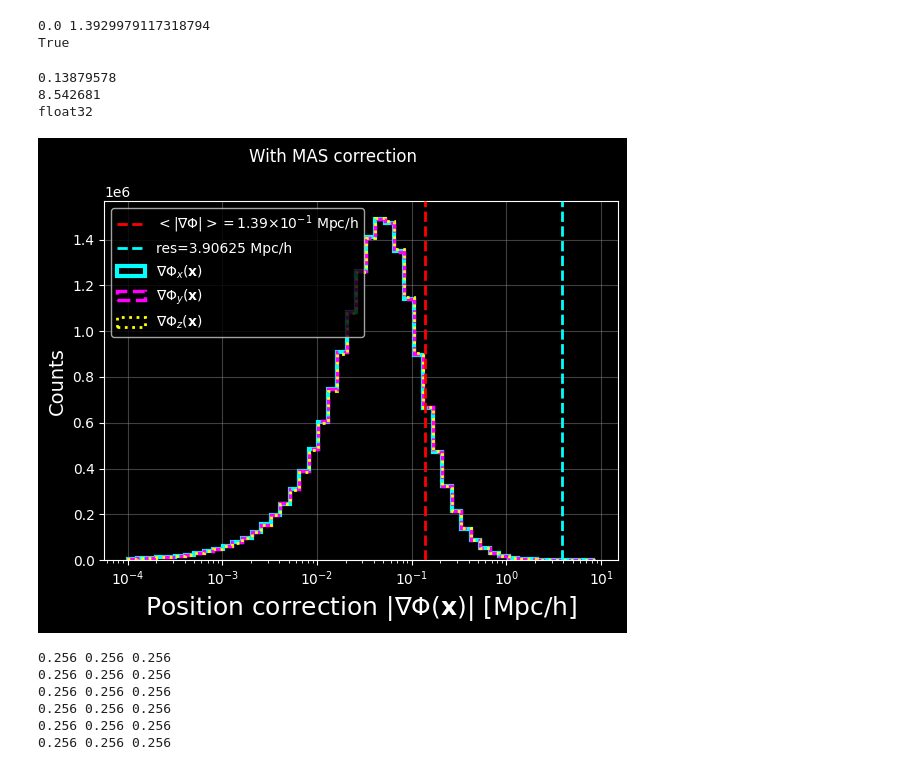
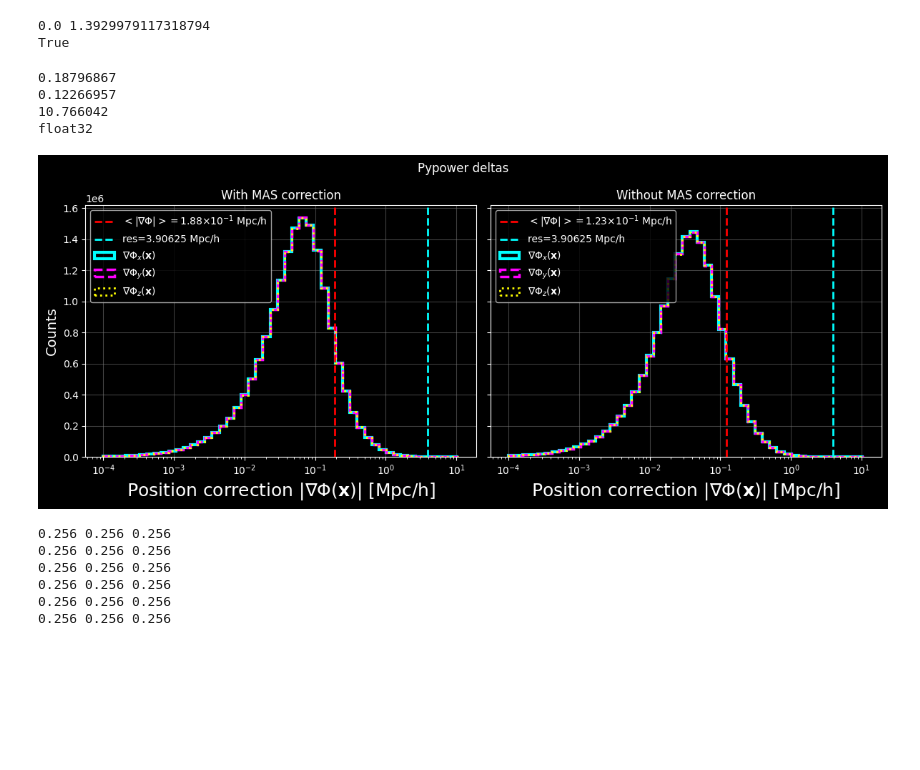
Before and after one commit to anirbanbairagi/Power-Spectrum-Change-Under-Gradient-Perturbation, a Jupyter notebook: DM_benchmark_nico_pypower.ipynb, the cells around one changed output. Cells and saved outputs as stored; diff of their text form; code cells hidden in the pictures; blank space fills up the shorter version.

```diff
--- a/DM_benchmark_nico_pypower.ipynb
+++ b/DM_benchmark_nico_pypower.ipynb
@@ -955,10 +1040,11 @@ fshift = True
 kx_v, ky_v, kz_v, k_radius = fourier_shells_k(grid, BoxSize, fshift = fshift)
 print(np.isclose(rad,k_radius).all())
 
-weights1D = gamma_k#roots[:,1].real/(k**2)
 # Put gamma_k weights in 3D
+#weights1D = gamma_k
+weights1D = gamma_k/k**2
 weights_grid = np.empty(delta_k.shape)
-weights_grid = fill_fourier_grid(weights_grid, k_radius , k, weights1D)
+weights_grid = fill_fourier_grid(weights_grid, k_radius , k, weights1D, extra_right = 0.)
 
 # Finally compute Phi_k
 phi_k = weights_grid * delta_k
@@ -1009,12 +1166,6 @@ freq = np.fft.fftshift(np.fft.fftfreq(grid)) # second argument is sample spacing
 fx, fy, fz = np.meshgrid(freq, freq, freq, indexing='ij')
 
 scale = 2*np.pi*grid/BoxSize # k sampling rate
-
-# Compute MAS correction factors
-MAS_factor_kx = MAS_correction(scale* fx* np.pi/2.*1./kN, MAS_index)
-MAS_factor_ky = MAS_correction(scale* fy* np.pi/2.*1./kN, MAS_index)
-MAS_factor_kz = MAS_correction(scale * fz* np.pi/2.*1./kN , MAS_index)
-MAS_factor = MAS_factor_kx * MAS_factor_ky * MAS_factor_kz
 
 # MY COMPUTATION
 prec_dict = {"float32":"complex64", "float64": "complex128", "complex64":"complex64"}
@@ -1045,10 +1196,11 @@ fshift = True
 kx_v, ky_v, kz_v, k_radius = fourier_shells_k(grid, BoxSize, fshift = fshift)
 print(np.isclose(rad,k_radius).all())
 
-weights1D = gamma_k#roots[:,1].real/(k**2)
 # Put gamma_k weights in 3D
+#weights1D = gamma_k
+weights1D = gamma_k/k**2
 weights_grid = np.empty(delta_k.shape)
-weights_grid = fill_fourier_grid(weights_grid, k_radius , k, weights1D)
+weights_grid = fill_fourier_grid(weights_grid, k_radius , k, weights1D, extra_right = 0.)
 
 # Finally compute Phi_k
 phi_k = weights_grid * delta_k
@@ -1088,45 +1240,66 @@ a_z_nomas = fftw_planz(np.fft.ifftshift(arr_inz), arr_outz).real
 0.0 1.3929979117318794
 True
 # %%
-mean_disp = np.mean(np.sqrt(a_x_mas**2 + a_y_mas**2+a_z_mas**2 ))
-max_disp = np.sqrt(a_x_mas**2 + a_y_mas**2+a_z_mas**2 ).max()
-print(mean_disp)
+mean_dispmas = np.mean(np.sqrt(a_x_mas**2 + a_y_mas**2+a_z_mas**2 ))
+mean_dispnomas = np.mean(np.sqrt(a_x_nomas**2 + a_y_nomas**2+a_z_nomas**2 ))
+max_disp = max(np.sqrt(a_x_mas**2 + a_y_mas**2+a_z_mas**2 ).max(), np.sqrt(a_x_nomas**2 + a_y_nomas**2+a_z_nomas**2 ).max())
+print(mean_dispmas)
+print(mean_dispnomas)
 print(max_disp)
 print(a_x_mas.dtype)
 loghist = False
 denshist = False
 cumhist = 0
 #bins = 1000
 bins = np.logspace(-4, np.log10(max_disp), 50)
-fig, ax = plt.subplots(1,1, figsize = (6,5))
-ax.axvline(x = mean_disp,zorder = 5, color = "red", linewidth = 2 ,linestyle = "dashed", label = r"$<|\nabla \Phi|> = $" + "%s Mpc/h"%sci_notation(mean_disp))
-ax.axvline(x = BoxSize/grid,zorder = 5, color = "cyan", linewidth = 2 ,linestyle = "dashed", label = r"res=" + "%s Mpc/h"%(BoxSize/grid))
-ax.hist(np.abs(a_x_mas.flatten()),bins=bins, log = loghist, histtype="step",rwidth = 0.8,
+fig, axes = plt.subplots(1,2, figsize = (12,5), sharey = True)
+ax1 = axes[0]; ax2 = axes[1]
+ax1.axvline(x = mean_dispmas,zorder = 5, color = "red", linewidth = 2 ,linestyle = "dashed", label = r"$<|\nabla \Phi|> = $" + "%s Mpc/h"%sci_notation(mean_dispmas))
+ax1.axvline(x = BoxSize/grid,zorder = 5, color = "cyan", linewidth = 2 ,linestyle = "dashed", label = r"res=" + "%s Mpc/h"%(BoxSize/grid))
+ax1.hist(np.abs(a_x_mas.flatten()),bins=bins, log = loghist, histtype="step",rwidth = 0.8,
          density = denshist, label = r"$\nabla \Phi_x(\mathbf{x})$", cumulative=cumhist , lw = 3., color = "cyan")
-ax.hist(np.abs(a_y_mas.flatten()),bins=bins, log = loghist, histtype="step",rwidth = 0.8,
+ax1.hist(np.abs(a_y_mas.flatten()),bins=bins, log = loghist, histtype="step",rwidth = 0.8,
         linewidth = 2.5, density = denshist, label = r"$\nabla \Phi_y(\mathbf{x})$", cumulative=cumhist, linestyle = "dashed", zorder = 3, color = "magenta" )
-ax.hist(np.abs(a_z_mas.flatten()),bins=bins, log = loghist, histtype="step",rwidth = 0.8,
+ax1.hist(np.abs(a_z_mas.flatten()),bins=bins, log = loghist, histtype="step",rwidth = 0.8,
         linewidth = 2, density =denshist, label = r"$\nabla \Phi_z(\mathbf{x})$", cumulative=cumhist ,
        linestyle = "dotted", zorder = 4, color = "yellow")
 #ax.vlines(x = LCDMbest, ymin = 0, ymax = 2e3, color = "red", linewidth = 2 ,linestyle = "dashed", label = "LCDM best")
-ax.set_xscale("log")
-ax.legend(fontsize = 10)
-ax.set_xlabel("Position correction " +  r"$|\nabla\Phi (\mathbf{x})|$" + " [Mpc/h]", fontsize = 18)
+ax1.set_xscale("log")
+ax1.legend(fontsize = 10)
+ax1.set_xlabel("Position correction " +  r"$|\nabla\Phi (\mathbf{x})|$" + " [Mpc/h]", fontsize = 18)
 if denshist:
-    ax.set_ylabel("density", fontsize = 14)
+    ax1.set_ylabel("density", fontsize = 14)
 else:
-    ax.set_ylabel("Counts", fontsize = 14)
-ax.grid(color = "gray", alpha = 0.5)
+    ax1.set_ylabel("Counts", fontsize = 14)
+ax1.grid(color = "gray", alpha = 0.5)
+
+ax2.axvline(x = mean_dispnomas,zorder = 5, color = "red", linewidth = 2 ,linestyle = "dashed", label = r"$<|\nabla \Phi|> = $" + "%s Mpc/h"%sci_notation(mean_dispnomas))
+ax2.axvline(x = BoxSize/grid,zorder = 5, color = "cyan", linewidth = 2 ,linestyle = "dashed", label = r"res=" + "%s Mpc/h"%(BoxSize/grid))
+ax2.hist(np.abs(a_x_nomas.flatten()),bins=bins, log = loghist, histtype="step",rwidth = 0.8,
+         density = denshist, label = r"$\nabla \Phi_x(\mathbf{x})$", cumulative=cumhist , lw = 3., color = "cyan")
+ax2.hist(np.abs(a_y_nomas.flatten()),bins=bins, log = loghist, histtype="step",rwidth = 0.8,
+        linewidth = 2.5, density = denshist, label = r"$\nabla \Phi_y(\mathbf{x})$", cumulative=cumhist, linestyle = "dashed", zorder = 3, color = "magenta" )
+ax2.hist(np.abs(a_z_nomas.flatten()),bins=bins, log = loghist, histtype="step",rwidth = 0.8,
+        linewidth = 2, density =denshist, label = r"$\nabla \Phi_z(\mathbf{x})$", cumulative=cumhist ,
+       linestyle = "dotted", zorder = 4, color = "yellow")
+#ax.vlines(x = LCDMbest, ymin = 0, ymax = 2e3, color = "red", linewidth = 2 ,linestyle = "dashed", label = "LCDM best")
+ax2.set_xscale("log")
+ax2.legend(fontsize = 10)
+ax2.set_xlabel("Position correction " +  r"$|\nabla\Phi (\mathbf{x})|$" + " [Mpc/h]", fontsize = 18)
+
+ax2.grid(color = "gray", alpha = 0.5)
 plt.suptitle("Pypower deltas")
-plt.suptitle("With MAS correction")
+ax1.set_title("With MAS correction")
+ax2.set_title("Without MAS correction")
 plt.tight_layout()
 plt.savefig(os.path.join(figroot, "gradient_modulus_ditribution.pdf"), bbox_inches = "tight")
 #ax.set_xlim(left = 0, right = 60.)
 # %% [output]
-0.13879578
-8.542681
+0.18796867
+0.12266957
+10.766042
 float32
-[figure, old version]
+[figure, new version]
 # %%
 # MINE: TRILINEAR INTERPOLATION
 prec_in = "float32"
```
Also changed, not shown: parts of 77 cells of this notebook.
